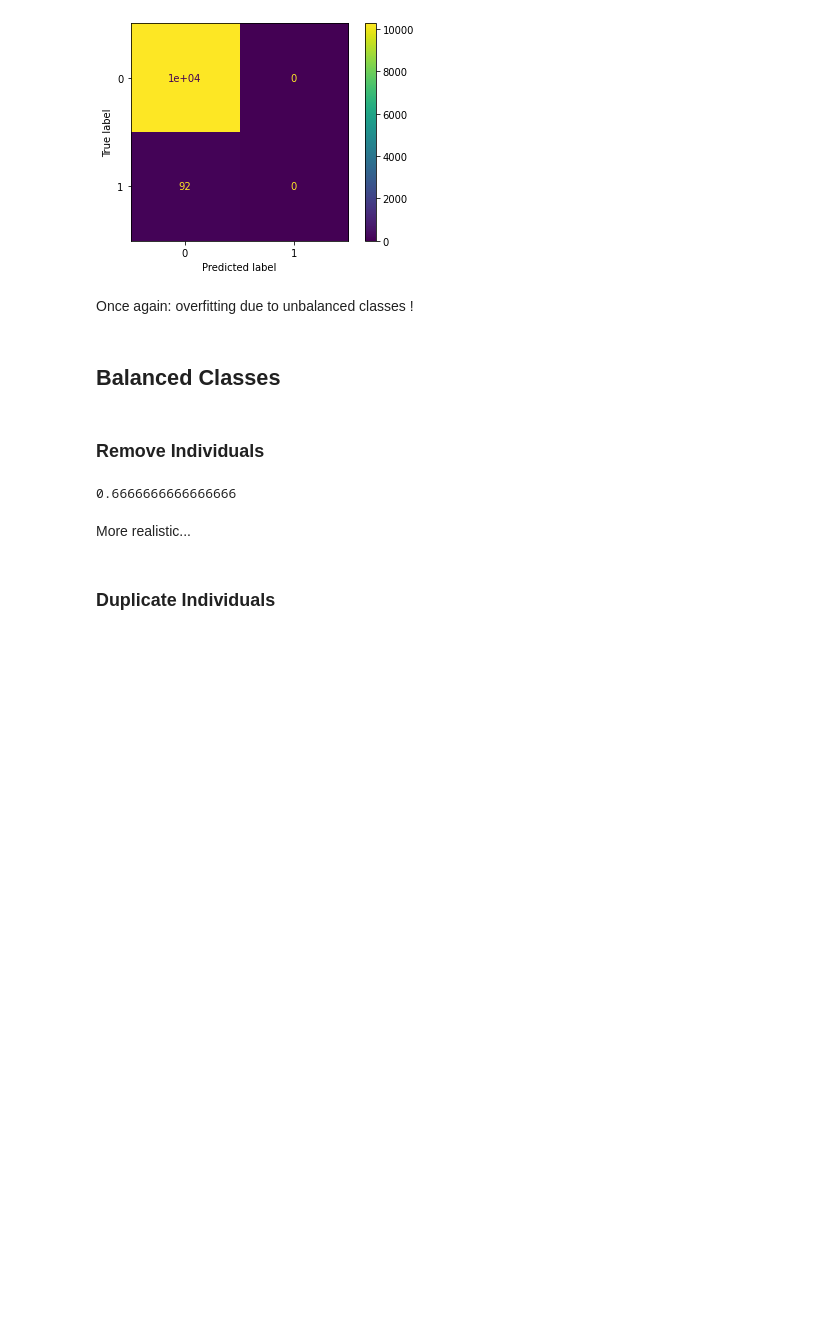
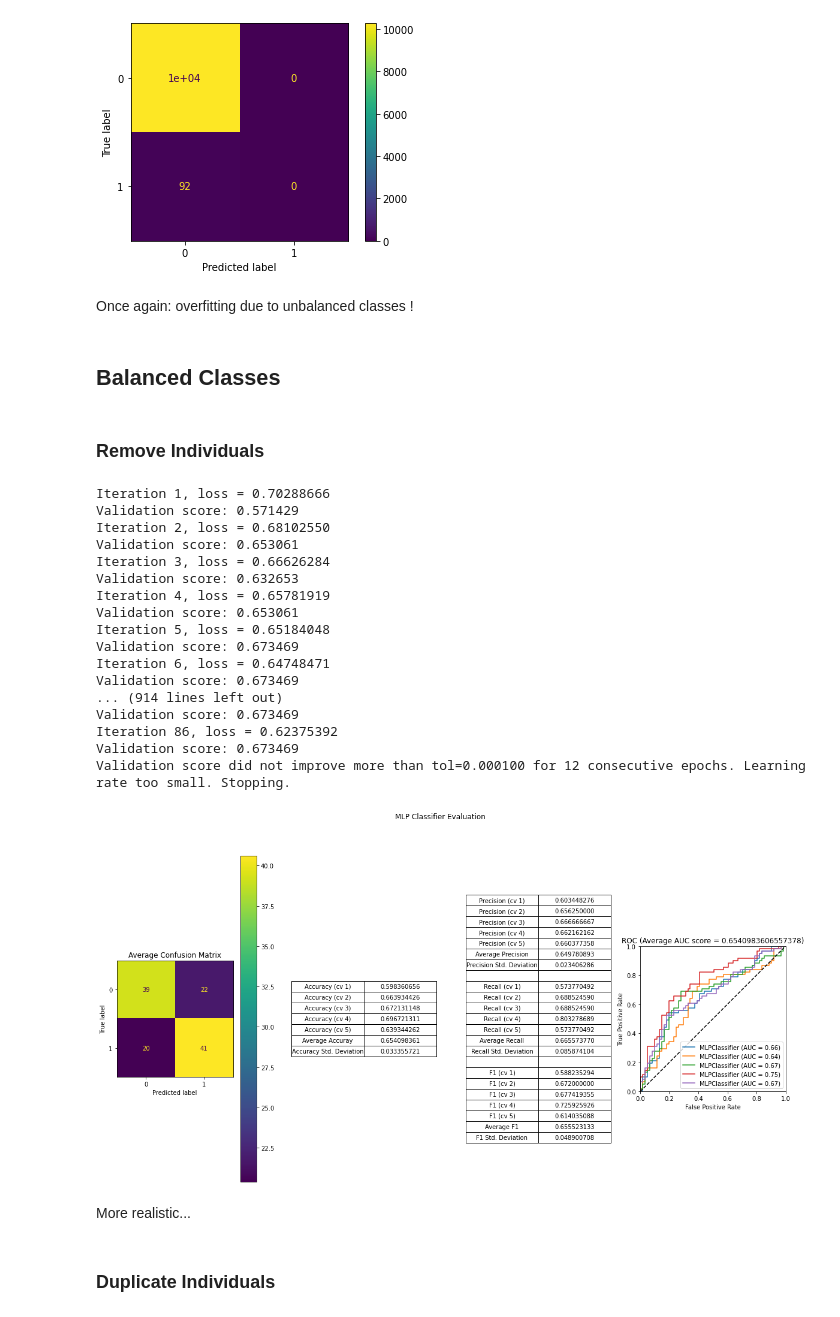
Before and after one commit to FABallemand/DefectPredictionOnProductionLines, a Jupyter notebook: mlp.ipynb, the cells around one changed output. Saved outputs shown, nothing was run; the diff lists cells and outputs as text; code cells hidden in the pictures; blank space fills up the shorter version.

```diff
--- a/mlp.ipynb
+++ b/mlp.ipynb
@@ -46,26 +46,43 @@ Once again: overfitting due to unbalanced classes !
 # %%
 # Load date and balance classes
 train_input, train_output = utils.loadTrainingData(remove_id=True, remove_capuchon_insertion=True)
 train_input, train_output = utils.balanceClassesByRemoving(train_input, train_output)
 
 # Create model
 clf = MLPClassifier(
     solver='sgd',
     activation='tanh',
-    alpha=1e-2,
+    alpha=1e-3,
     batch_size=32,
     learning_rate='adaptive',
     hidden_layer_sizes=(200,150,100,50),
     random_state=1,
     n_iter_no_change =12,
     early_stopping=True,
     max_iter=2000,
-    verbose = False)
+    verbose = True)
 
 # Evaluation
 utils.modelEvaluation(clf, train_input, train_output, balance_classes=False, scale_data=True, model_name="MLP Classifier", fig_name="mlp_r")
 # %% [output]
-0.6666666666666666
+Iteration 1, loss = 0.70288666
+Validation score: 0.571429
+Iteration 2, loss = 0.68102550
+Validation score: 0.653061
+Iteration 3, loss = 0.66626284
+Validation score: 0.632653
+Iteration 4, loss = 0.65781919
+Validation score: 0.653061
+Iteration 5, loss = 0.65184048
+Validation score: 0.673469
+Iteration 6, loss = 0.64748471
+Validation score: 0.673469
+... (914 lines left out)
+Validation score: 0.673469
+Iteration 86, loss = 0.62375392
+Validation score: 0.673469
+Validation score did not improve more than tol=0.000100 for 12 consecutive epochs. Learning rate too small. Stopping.
+[figure, added]
 # %% [markdown]
 More realistic...
 # %% [markdown]
```
Also changed, not shown: parts of 2 cells of this notebook, 1 other file.
